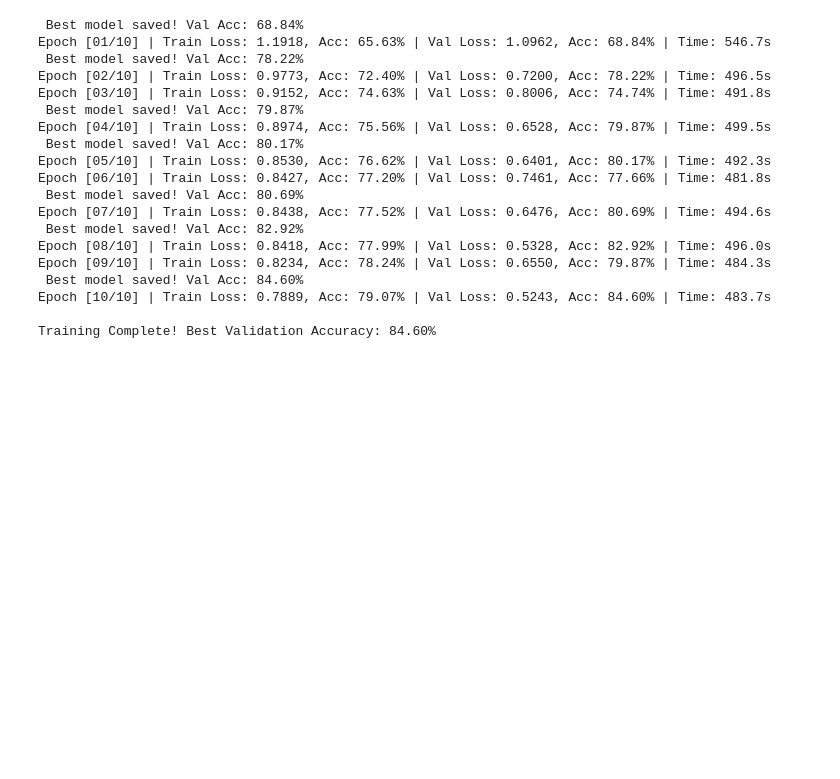
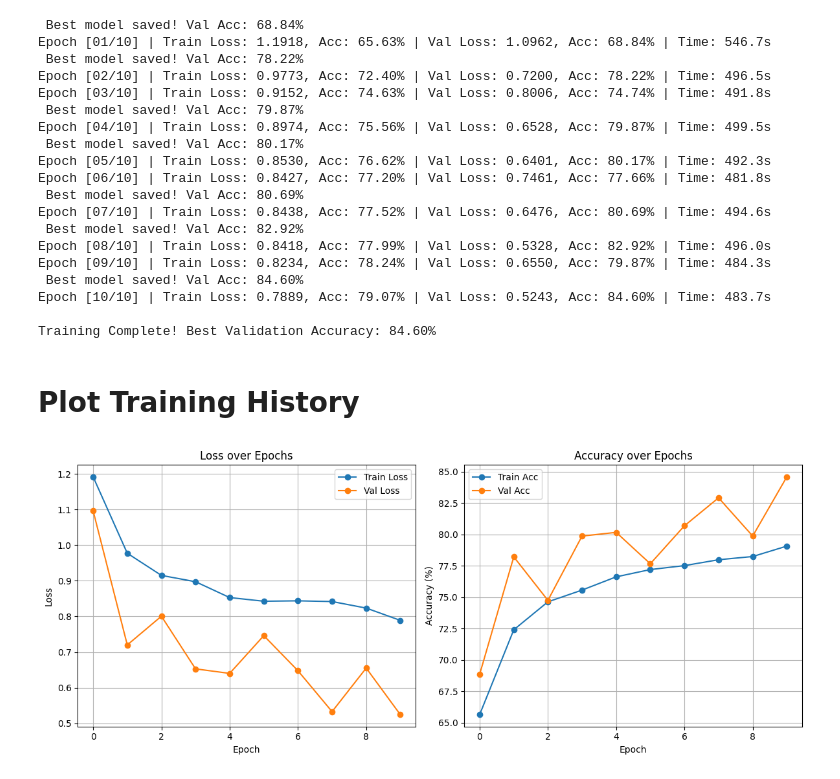
Before and after one commit to DhimanTarafdar/improve-plant-disease-detection-using-VGG16, a Jupyter notebook: Improve_Plant_Disease_Detection_using_CNN.ipynb, the cells around one changed output. Drawn from its saved outputs; the diff is of its cells as text; code cells hidden in the pictures; blank space fills up the shorter version.

Commit message:
Plot Training History

```diff
--- a/Improve_Plant_Disease_Detection_using_CNN.ipynb
+++ b/Improve_Plant_Disease_Detection_using_CNN.ipynb
@@ -260,3 +260,30 @@ Epoch [09/10] | Train Loss: 0.8234, Acc: 78.24% | Val Loss: 0.6550, Acc: 79.87%
 Epoch [10/10] | Train Loss: 0.7889, Acc: 79.07% | Val Loss: 0.5243, Acc: 84.60% | Time: 483.7s
 
 Training Complete! Best Validation Accuracy: 84.60%
+# %% [markdown]
+# **Plot Training History**
+# %%
+plt.figure(figsize=(12, 5))
+
+plt.subplot(1, 2, 1)
+plt.plot(history['train_loss'], label='Train Loss', marker='o')
+plt.plot(history['val_loss'],   label='Val Loss',   marker='o')
+plt.title('Loss over Epochs')
+plt.xlabel('Epoch')
+plt.ylabel('Loss')
+plt.legend()
+plt.grid(True)
+
+plt.subplot(1, 2, 2)
+plt.plot(history['train_acc'], label='Train Acc', marker='o')
+plt.plot(history['val_acc'],   label='Val Acc',   marker='o')
+plt.title('Accuracy over Epochs')
+plt.xlabel('Epoch')
+plt.ylabel('Accuracy (%)')
+plt.legend()
+plt.grid(True)
+
+plt.tight_layout()
+plt.show()
+# %% [output]
+[figure, added]
```
